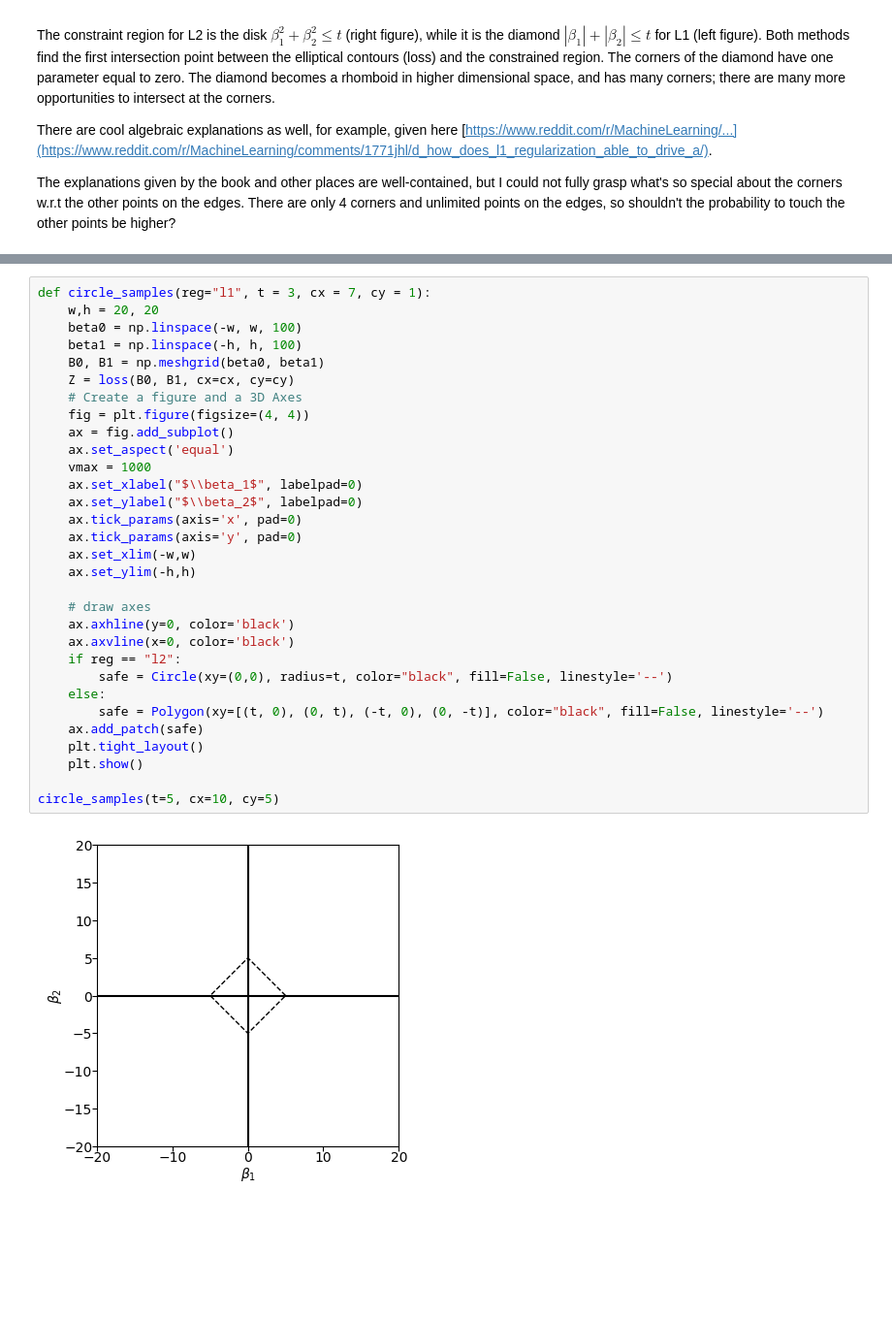
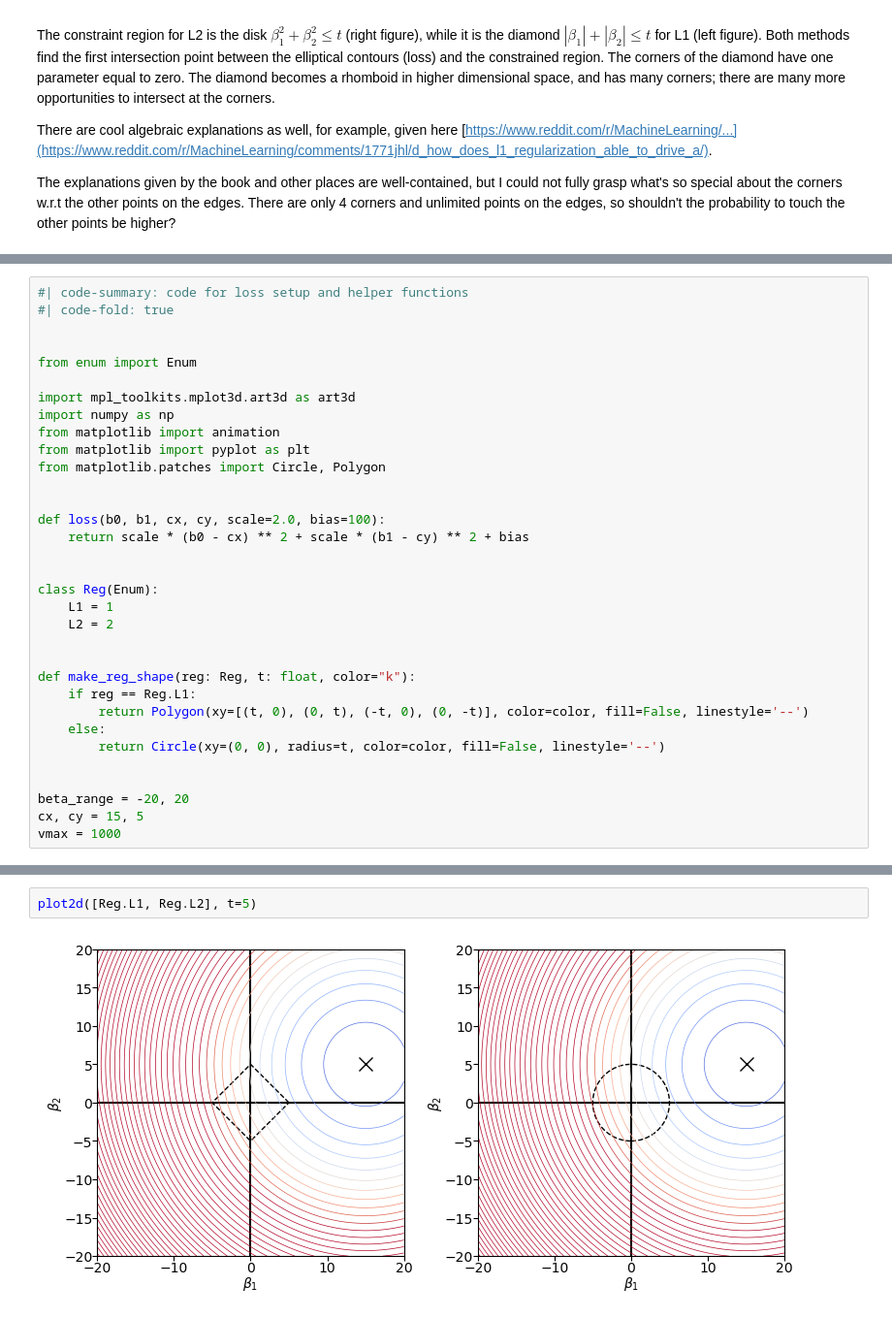
Before and after one commit to maitbayev/maitbayev.github.io, a Jupyter notebook: posts/why-l1-loss-encourage-coefficients-to-shrink-to-zero/index.ipynb, the cells around one changed output, grey strips where cells are left out. Shown: that part at 97% size. Drawn from its saved outputs; the diff is of its cells as text; blank space fills up the shorter version.

```diff
--- a/posts/why-l1-loss-encourage-coefficients-to-shrink-to-zero/index.ipynb
+++ b/posts/why-l1-loss-encourage-coefficients-to-shrink-to-zero/index.ipynb
@@ -88,0 +97,33 @@ The explanations given by the book and other places are well-contained, but I co
+# %%
+#| code-summary: code for loss setup and helper functions
+#| code-fold: true
+
+
+from enum import Enum
+
+import mpl_toolkits.mplot3d.art3d as art3d
+import numpy as np
+from matplotlib import animation
+from matplotlib import pyplot as plt
+from matplotlib.patches import Circle, Polygon
+
+
+def loss(b0, b1, cx, cy, scale=2.0, bias=100):
+    return scale * (b0 - cx) ** 2 + scale * (b1 - cy) ** 2 + bias
+
+
+class Reg(Enum):
+    L1 = 1
+    L2 = 2
+
+
+def make_reg_shape(reg: Reg, t: float, color="k"):
+    if reg == Reg.L1:
+        return Polygon(xy=[(t, 0), (0, t), (-t, 0), (0, -t)], color=color, fill=False, linestyle='--')
+    else:
+        return Circle(xy=(0, 0), radius=t, color=color, fill=False, linestyle='--')
+
+
+beta_range = -20, 20
+cx, cy = 15, 5
+vmax = 1000
@@ -174,33 +229,4 @@ plot2d(t=5, cx=10, cy=5)
-# %%
-def circle_samples(reg="l1", t = 3, cx = 7, cy = 1):
-    w,h = 20, 20
-    beta0 = np.linspace(-w, w, 100)
-    beta1 = np.linspace(-h, h, 100)
-    B0, B1 = np.meshgrid(beta0, beta1)
-    Z = loss(B0, B1, cx=cx, cy=cy)
-    # Create a figure and a 3D Axes
-    fig = plt.figure(figsize=(4, 4))
-    ax = fig.add_subplot()
-    ax.set_aspect('equal')
-    vmax = 1000
-    ax.set_xlabel("$\\beta_1$", labelpad=0)
-    ax.set_ylabel("$\\beta_2$", labelpad=0)
-    ax.tick_params(axis='x', pad=0)
-    ax.tick_params(axis='y', pad=0)
-    ax.set_xlim(-w,w)
-    ax.set_ylim(-h,h)
-
-    # draw axes
-    ax.axhline(y=0, color='black')
-    ax.axvline(x=0, color='black')
-    if reg == "l2":
-        safe = Circle(xy=(0,0), radius=t, color="black", fill=False, linestyle='--')
-    else:
-        safe = Polygon(xy=[(t, 0), (0, t), (-t, 0), (0, -t)], color="black", fill=False, linestyle='--')
-    ax.add_patch(safe)
-    plt.tight_layout()
-    plt.show()
-
-circle_samples(t=5, cx=10, cy=5)
-# %% [output]
-[figure, removed]
+# %%
+plot2d([Reg.L1, Reg.L2], t=5)
+# %% [output]
+[figure, added]
```
Also changed, not shown: parts of 15 cells of this notebook, 10 other files.
